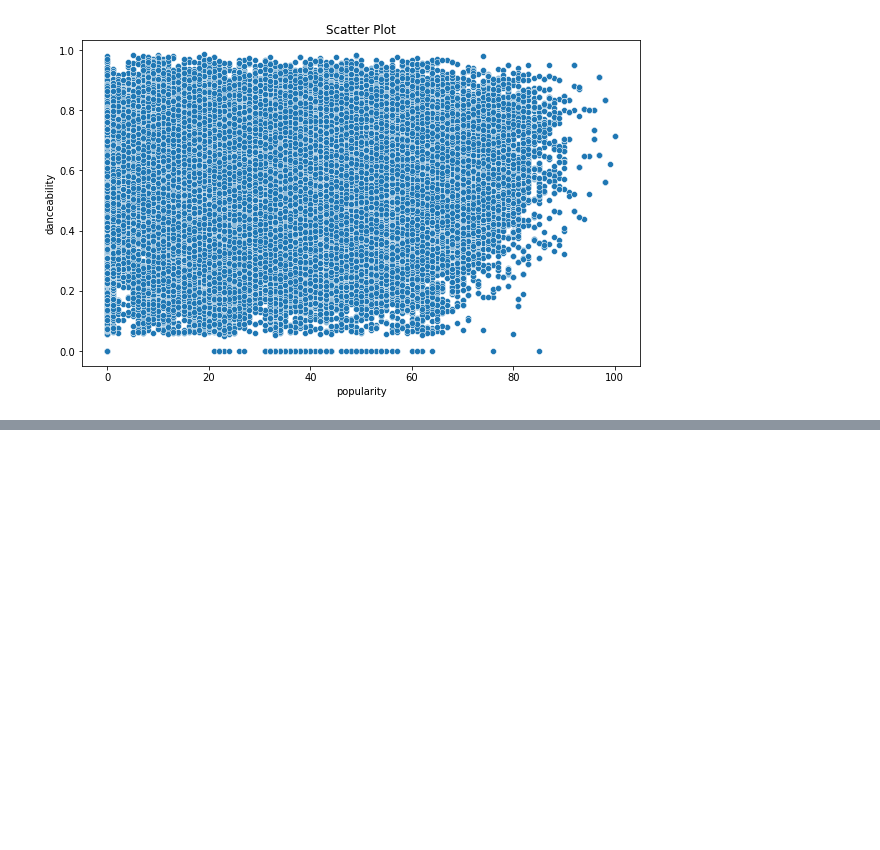
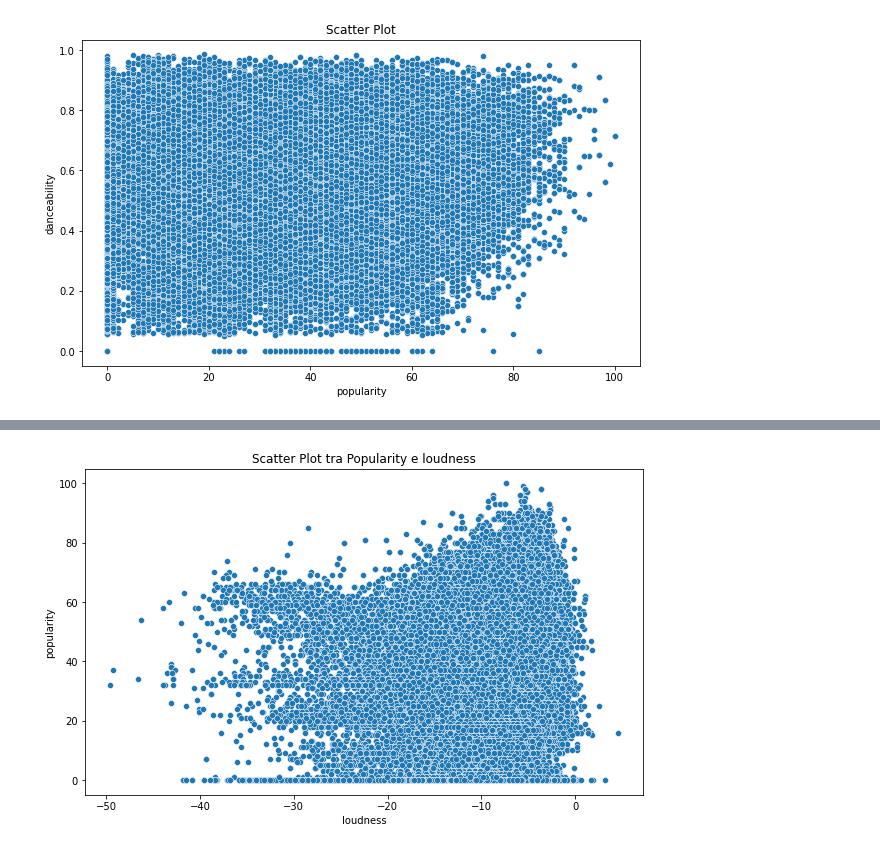
Before and after one commit to SydanJainen/statistical-methods-for-machine-learning, a Jupyter notebook: notebooks/analysis.ipynb, the cells around one changed output, grey strips where cells are left out. Saved outputs shown, nothing was run; the diff lists cells and outputs as text; code cells hidden in the pictures; blank space fills up the shorter version.

```diff
--- a/notebooks/analysis.ipynb
+++ b/notebooks/analysis.ipynb
@@ -80,0 +106,7 @@ plt.show()
+# %%
+plt.figure(figsize=(10, 6))
+sns.scatterplot(x='loudness', y='popularity', data=df)
+plt.title('Scatter Plot tra Popularity e loudness')
+plt.show()
+# %% [output]
+[figure, added]
```
Also changed, not shown: parts of 2 cells of this notebook, 2 other files.
